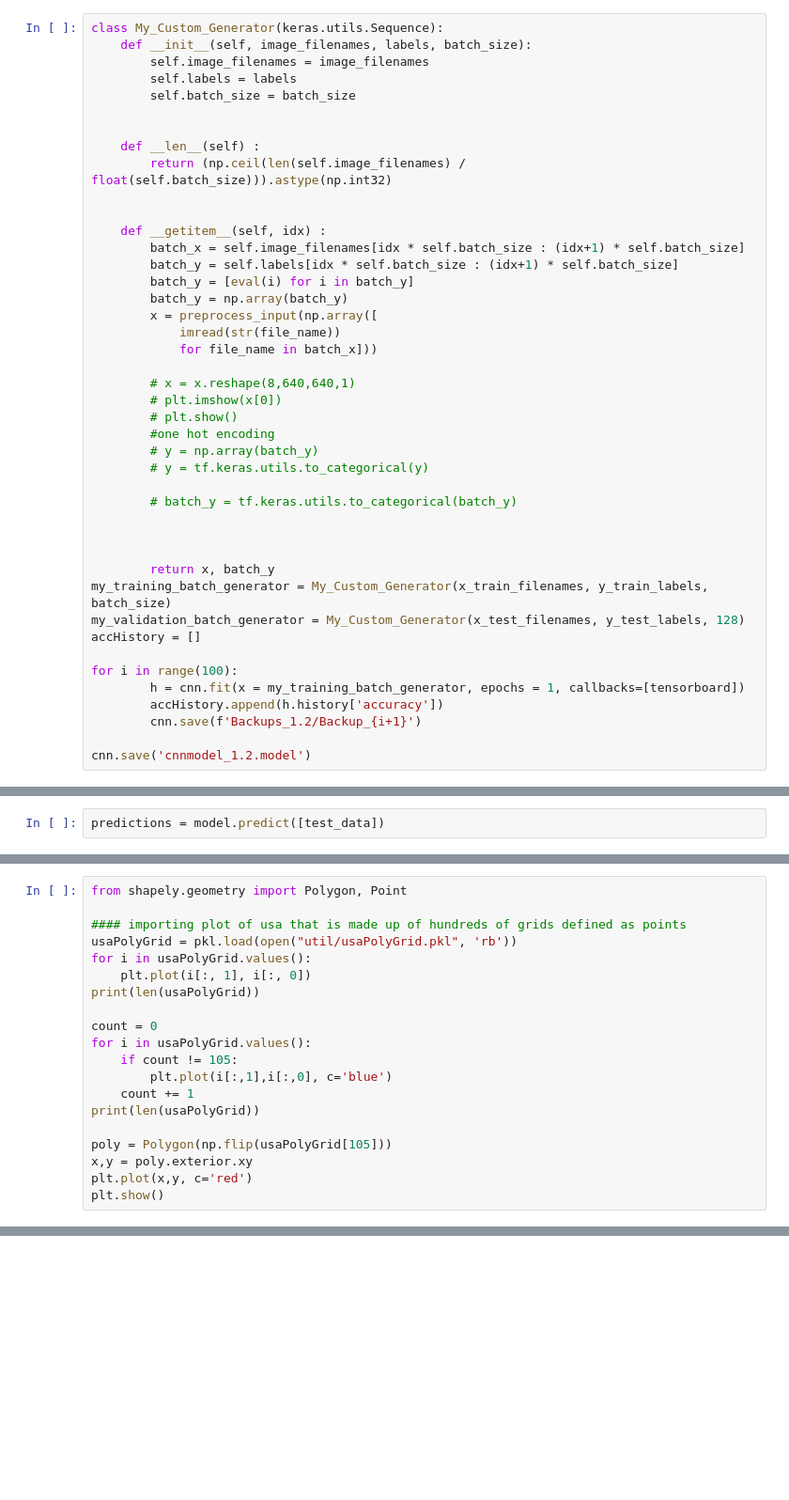
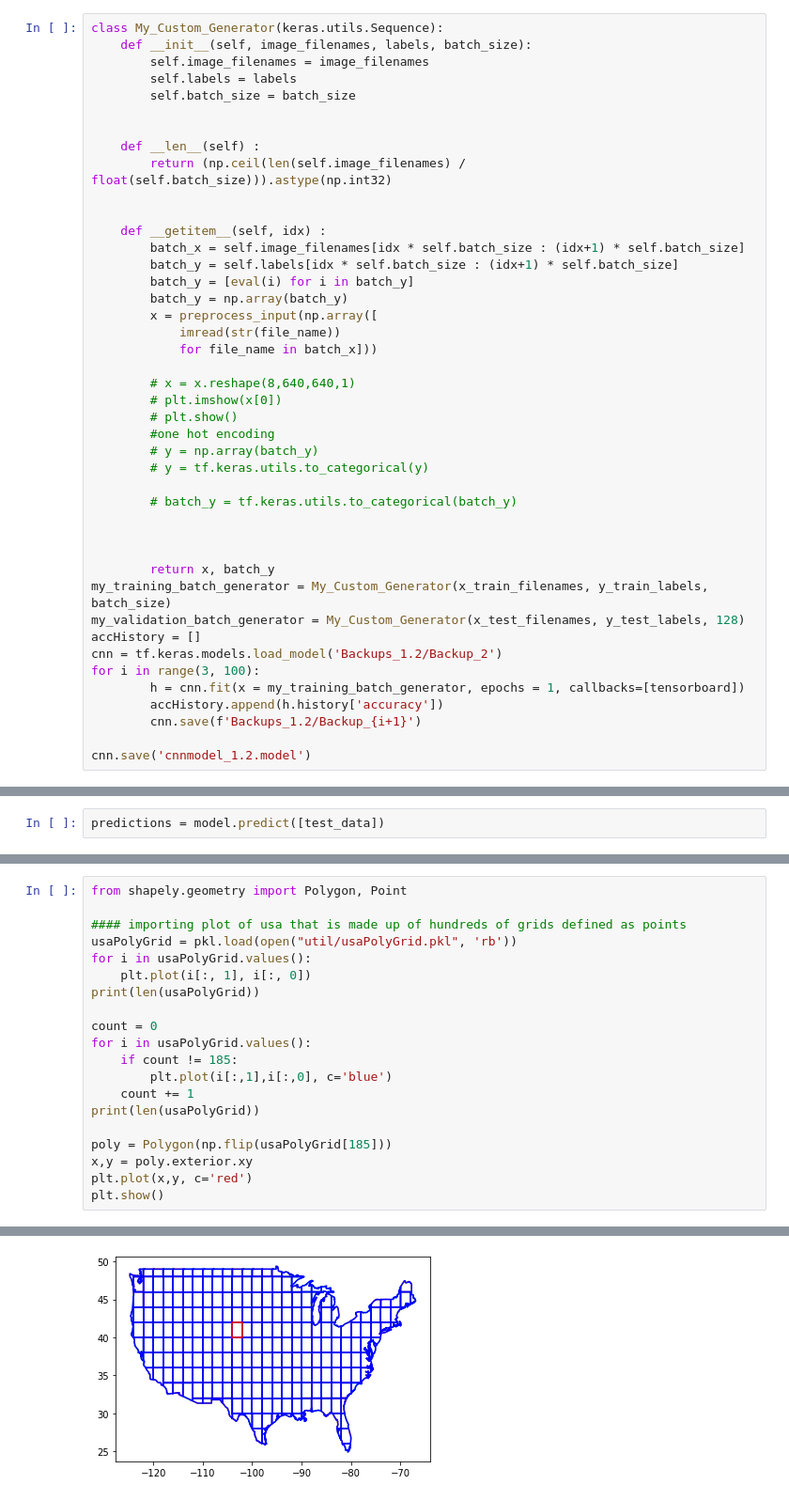
Before and after one commit to ShaneW-18/-Geoguessr-AI, a Jupyter notebook: Model/cnn.ipynb, the cells around one changed output, grey strips where cells are left out. Shown at 94% size. Saved outputs shown, nothing was run; the diff lists cells and outputs as text; blank space fills up the shorter version.

```diff
--- a/Model/cnn.ipynb
+++ b/Model/cnn.ipynb
@@ -134,8 +134,8 @@ class My_Custom_Generator(keras.utils.Sequence):
 my_training_batch_generator = My_Custom_Generator(x_train_filenames, y_train_labels, batch_size)
 my_validation_batch_generator = My_Custom_Generator(x_test_filenames, y_test_labels, 128)
 accHistory = []
-
-for i in range(100):
+cnn = tf.keras.models.load_model('Backups_1.2/Backup_2')
+for i in range(3, 100):
         h = cnn.fit(x = my_training_batch_generator, epochs = 1, callbacks=[tensorboard])
         accHistory.append(h.history['accuracy'])
         cnn.save(f'Backups_1.2/Backup_{i+1}')
@@ -182,12 +211,13 @@ print(len(usaPolyGrid))
 
 count = 0
 for i in usaPolyGrid.values():
-    if count != 105:
+    if count != 185:
         plt.plot(i[:,1],i[:,0], c='blue')
     count += 1
 print(len(usaPolyGrid))
 
-poly = Polygon(np.flip(usaPolyGrid[105]))
+poly = Polygon(np.flip(usaPolyGrid[185]))
 x,y = poly.exterior.xy
 plt.plot(x,y, c='red')
 plt.show()
+# %% [output]
@@ -193,0 +226 @@ plt.show()
+[figure, added]
```
Also changed, not shown: parts of 8 cells of this notebook.
